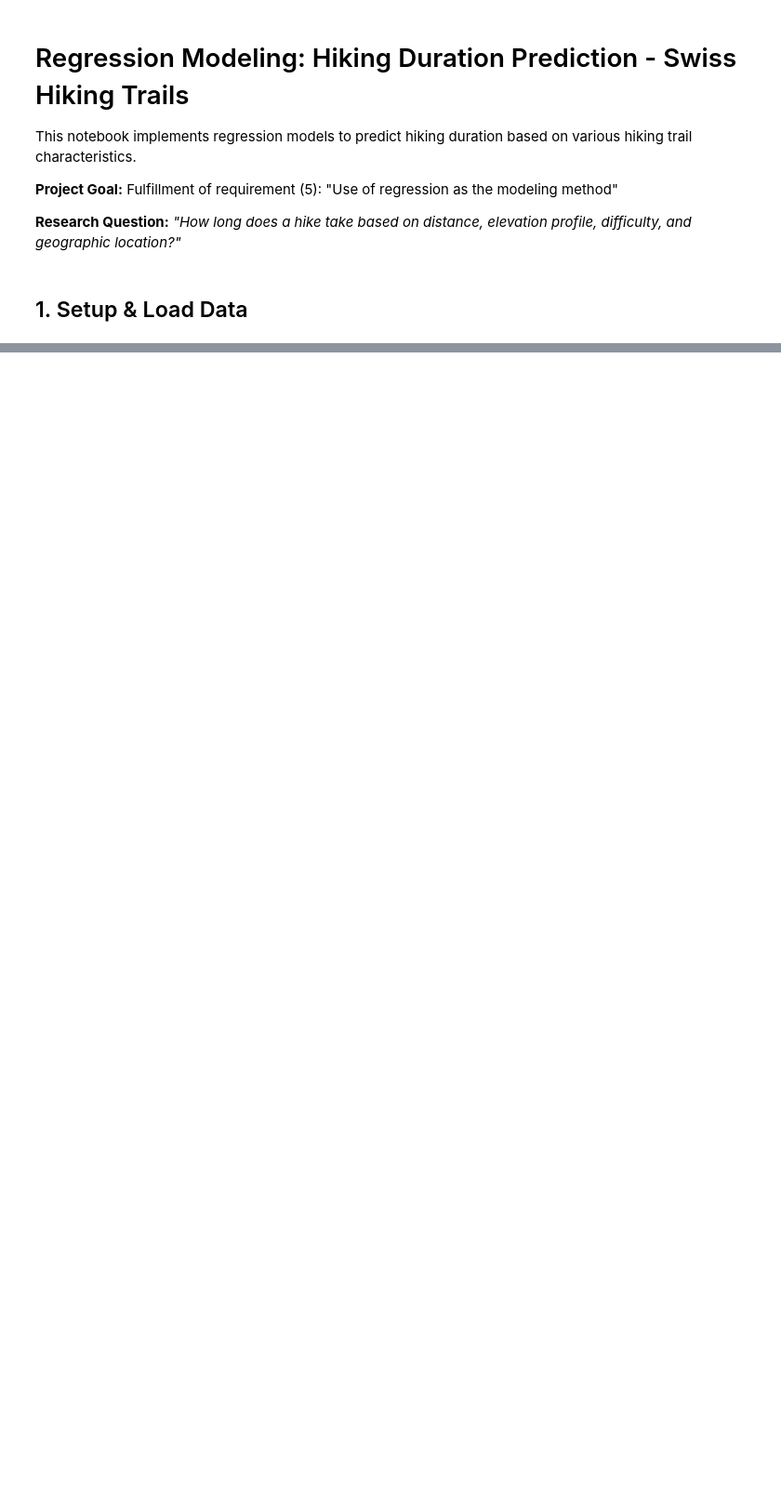
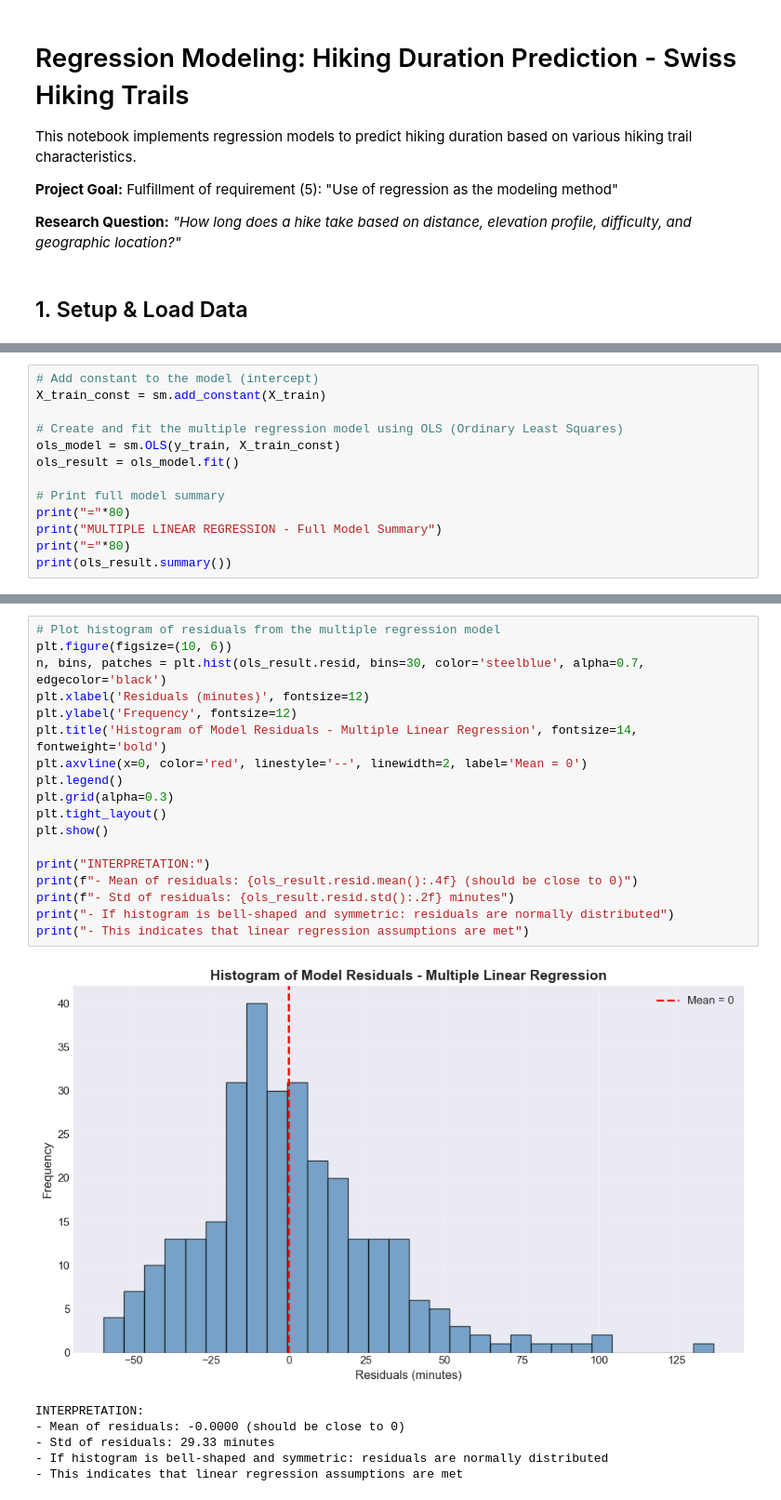
Before and after one commit to ganemmah/Schweizer_Wanderwege, a Jupyter notebook: notebooks/MR_05_regression_modeling.ipynb, the cells around one changed output, grey strips where cells are left out. Shown at 93% size. Drawn from its saved outputs; the diff is of its cells as text; blank space fills up the shorter version.

```diff
--- a/notebooks/MR_05_regression_modeling.ipynb
+++ b/notebooks/MR_05_regression_modeling.ipynb
@@ -160,0 +295,13 @@ INTERPRETATION:
+# %%
+# Add constant to the model (intercept)
+X_train_const = sm.add_constant(X_train)
+
+# Create and fit the multiple regression model using OLS (Ordinary Least Squares)
+ols_model = sm.OLS(y_train, X_train_const)
+ols_result = ols_model.fit()
+
+# Print full model summary
+print("="*80)
+print("MULTIPLE LINEAR REGRESSION - Full Model Summary")
+print("="*80)
+print(ols_result.summary())
@@ -161 +445,26 @@ INTERPRETATION:
+# %%
+# Plot histogram of residuals from the multiple regression model
+plt.figure(figsize=(10, 6))
+n, bins, patches = plt.hist(ols_result.resid, bins=30, color='steelblue', alpha=0.7, edgecolor='black')
+plt.xlabel('Residuals (minutes)', fontsize=12)
+plt.ylabel('Frequency', fontsize=12)
+plt.title('Histogram of Model Residuals - Multiple Linear Regression', fontsize=14, fontweight='bold')
+plt.axvline(x=0, color='red', linestyle='--', linewidth=2, label='Mean = 0')
+plt.legend()
+plt.grid(alpha=0.3)
+plt.tight_layout()
+plt.show()
+
+print("INTERPRETATION:")
+print(f"- Mean of residuals: {ols_result.resid.mean():.4f} (should be close to 0)")
+print(f"- Std of residuals: {ols_result.resid.std():.2f} minutes")
+print("- If histogram is bell-shaped and symmetric: residuals are normally distributed")
+print("- This indicates that linear regression assumptions are met")
+# %% [output]
+[figure, added]
+INTERPRETATION:
+- Mean of residuals: -0.0000 (should be close to 0)
+- Std of residuals: 29.33 minutes
+- If histogram is bell-shaped and symmetric: residuals are normally distributed
+- This indicates that linear regression assumptions are met
 # %% [markdown]
```
Also changed, not shown: parts of 62 cells of this notebook.
